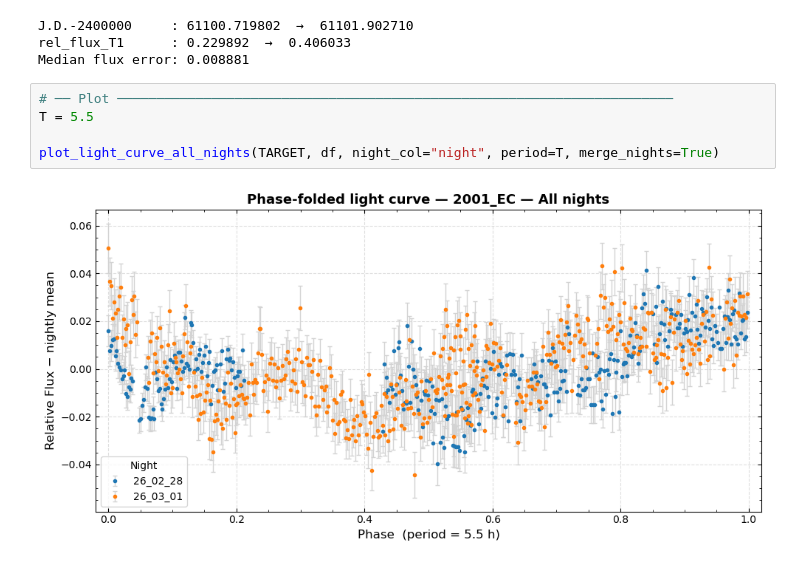
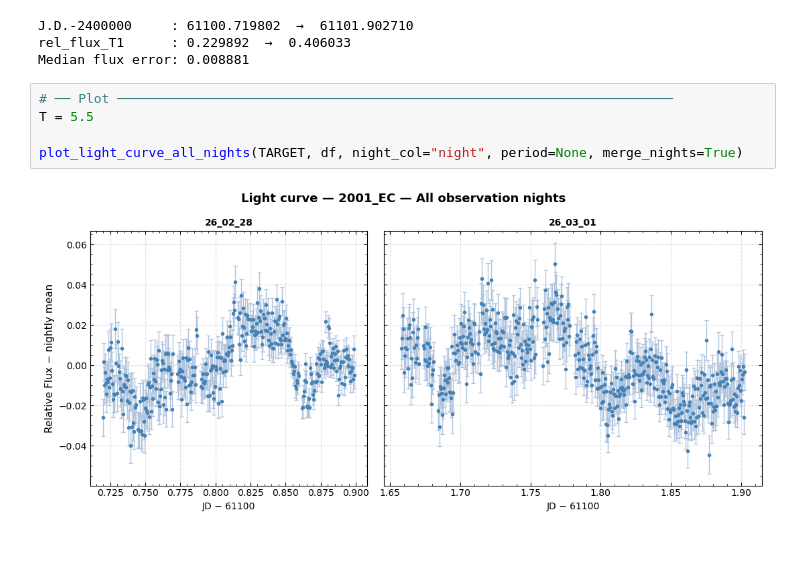
Before and after one commit to Robin-Savonet/OUKA2026, a Jupyter notebook: data/2001_EC/output_all_nights.ipynb, the cells around one changed output. Saved outputs shown, nothing was run; the diff lists cells and outputs as text.

Commit message:
Presentation final plots

```diff
--- a/data/2001_EC/output_all_nights.ipynb
+++ b/data/2001_EC/output_all_nights.ipynb
@@ -77,7 +77,7 @@ Median flux error: 0.008881
 # %%
 # ── Plot ───────────────────────────────────────────────────────────────────────
 T = 5.5
 
-plot_light_curve_all_nights(TARGET, df, night_col="night", period=T, merge_nights=True)
+plot_light_curve_all_nights(TARGET, df, night_col="night", period=None, merge_nights=True)
 # %% [output]
-[figure, old version]
+[figure, new version]
```
Also changed, not shown: 1 other file.
